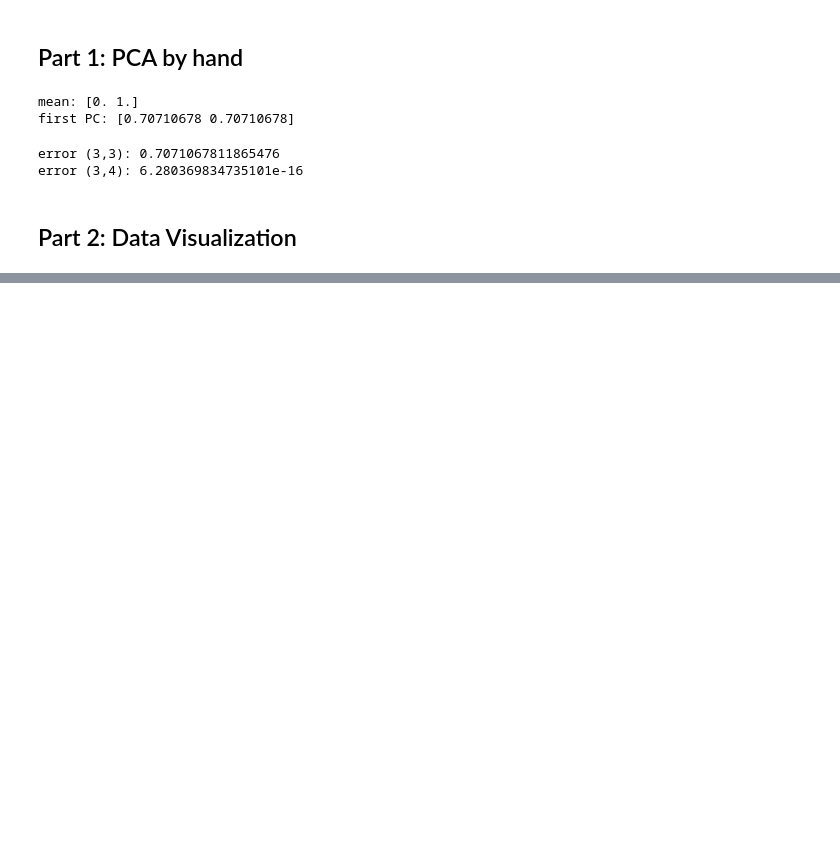
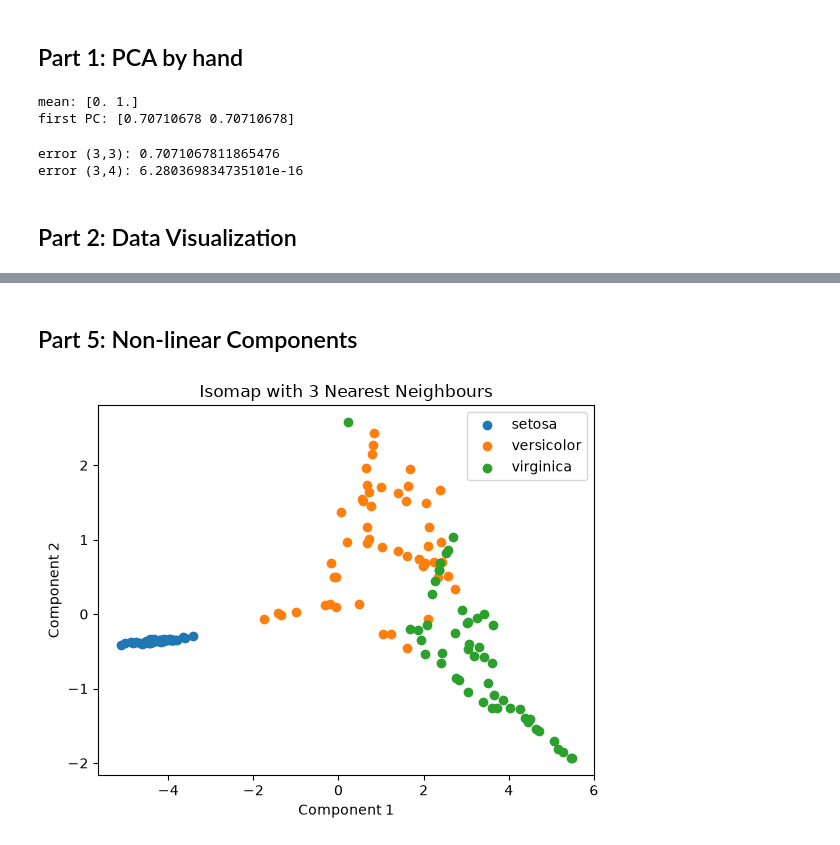
Before and after one commit to helmet323/helmet323.github.io, a Jupyter notebook: 3/principal-components.ipynb, the cells around one changed output, grey strips where cells are left out. Drawn from its saved outputs; the diff is of its cells as text; code cells hidden in the pictures; blank space fills up the shorter version.

```diff
--- a/3/principal-components.ipynb
+++ b/3/principal-components.ipynb
@@ -87,0 +147,11 @@ plt.show()
+# %%
+# Variance explained by each PC
+variance = pca.explained_variance_ratio_
+
+print("Variance explained by each PC:")
+for i, v in enumerate(variance):
+    print(f"PC{i+1}: {v * 100:.2f}%")
+
+print("\nCumulative variance explained:")
+for i, v in enumerate(np.cumsum(variance)):
+    print(f"First {i+1} PC(s): {v * 100:.2f}%")
@@ -87,0 +170,36 @@ plt.show()
+# %% [markdown]
+## Part 5: Non-linear Components
+# %%
+
+from sklearn.datasets import load_iris
+from sklearn.manifold import Isomap
+import matplotlib.pyplot as plt
+import numpy as np
+
+# Load dataset
+iris = load_iris()
+X = np.array(iris.data)
+y = np.array(iris.target)
+
+# Apply Isomap using 3 nearest neighbours
+isomap = Isomap(n_neighbors=3, n_components=2)
+X_isomap = isomap.fit_transform(X)
+
+# Plot results
+plt.figure()
+
+for i, name in enumerate(iris.target_names):
+    plt.scatter(
+        X_isomap[y == i, 0],
+        X_isomap[y == i, 1],
+        label=name
+    )
+
+plt.xlabel("Component 1")
+plt.ylabel("Component 2")
+plt.title("Isomap with 3 Nearest Neighbours")
+plt.legend()
+plt.savefig("media/isomap_2d.png", dpi=300, bbox_inches="tight")
+plt.show()
+# %% [output]
+[figure, added]
```
Also changed, not shown: parts of 6 cells of this notebook, 6 other files.
